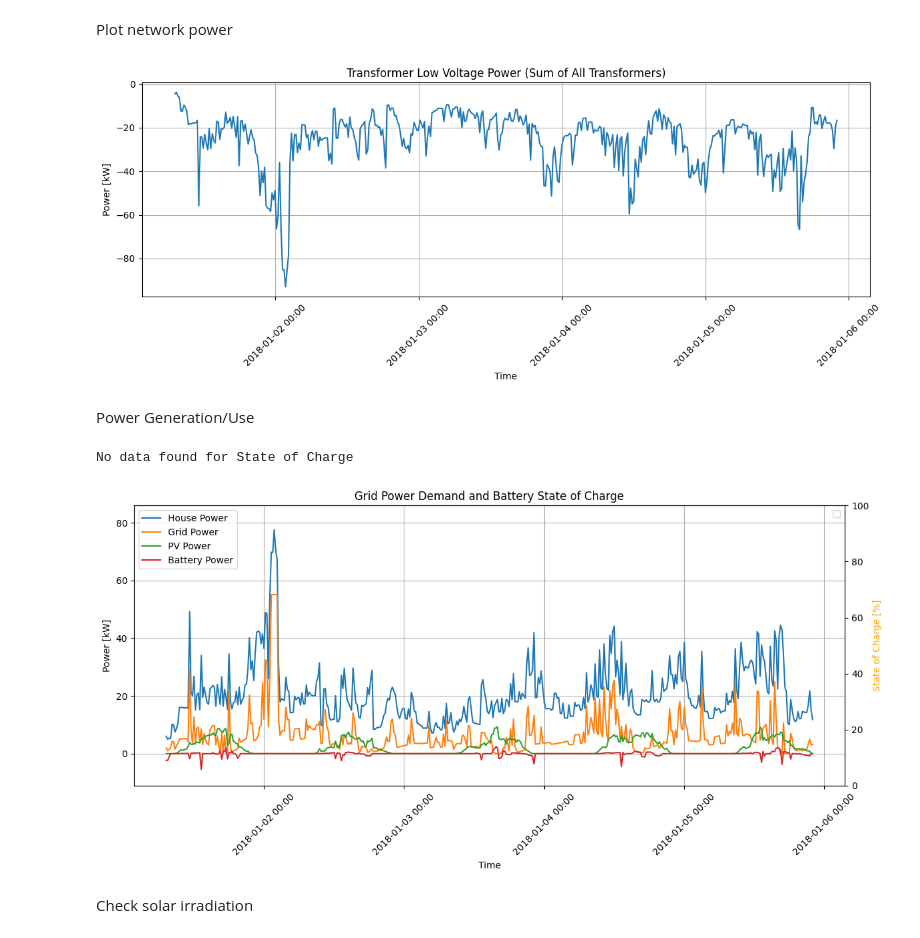
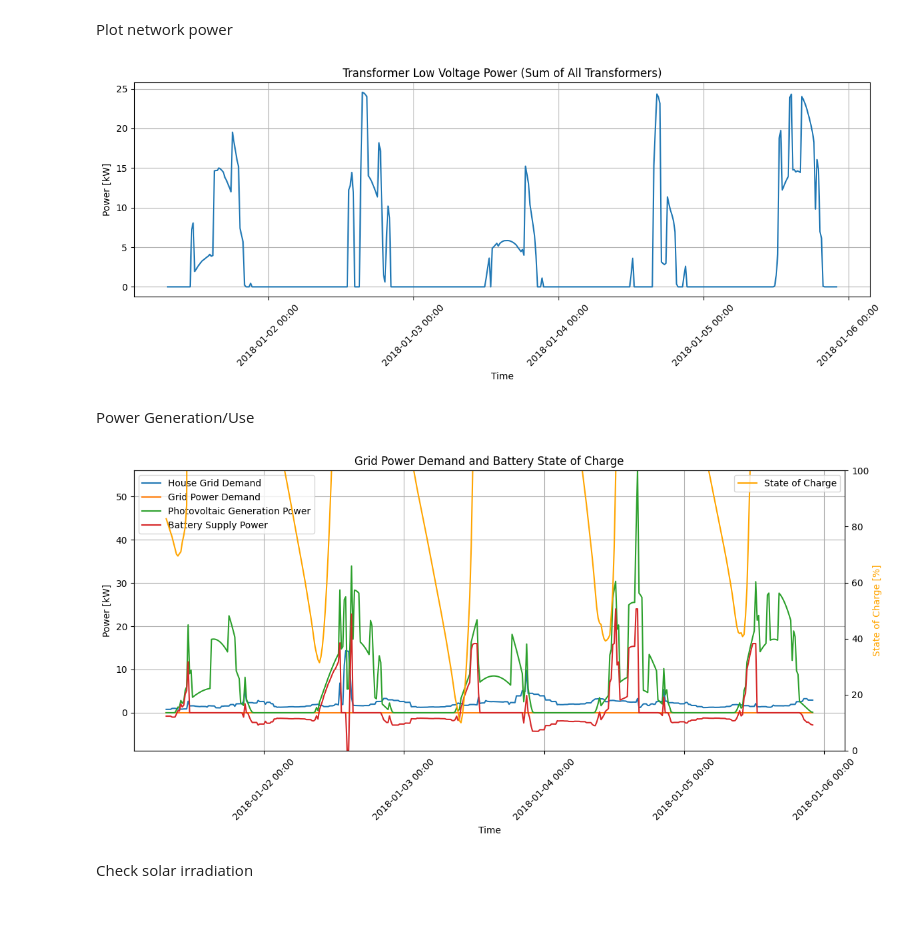
Before and after one commit to glmoritz/pandapower_tests, a Jupyter notebook: duilio_plots_postgres.ipynb, the cells around one changed output. Cells and saved outputs as stored; diff of their text form; code cells hidden in the pictures.

```diff
--- a/duilio_plots_postgres.ipynb
+++ b/duilio_plots_postgres.ipynb
@@ -20,7 +21,7 @@ db_url = f"postgresql://{os.getenv('POSTGRES_DB_USER', 'root')}:{os.getenv('POST
 engine = create_engine(db_url)
 conn = engine.connect()
 # %%
-test_name = 'debug_random'
+test_name = 'debug_single'
 
 # Get the last simulation_output_id for the current test_name
 simulation_output_id, simulation_parameters = get_last_simulation_output_id(test_name, conn)
@@ -36,6 +37,7 @@ if simulation_output_id:
         "port": int(os.getenv("POSTGRES_DB_PORT", "5433"))
     }
     pandapower_grid_id, net, graph = load_network_from_database(conn_parameters, simulation_parameters['network_id'])
+    apply_profile_to_graph(engine, pandapower_grid_id, simulation_parameters['power_profile_id'], graph)
 else:
     print(f"No simulation found for test_name '{test_name}'")
 # %% [output]
@@ -213,7 +215,7 @@ else:
     plt.tight_layout()
     plt.show()
 # %% [output]
-[figure, old version]
+[figure, new version]
 # %% [markdown]
 Power Generation/Use
 # %%
@@ -230,11 +232,14 @@ for idx, trafo in net.trafo.iterrows():
 # Remove duplicates
 lv_buses = list(set(lv_buses))
 
+#get_timeseries_data(conn, simulation_id, element_type=None, element_idxs=None, output_name=None):
+
+
 energy_outputs = [
-    ('Power[kW]', 'House Power', 1),
-    ('P_%_load[MW]', 'Grid Power', 1000),
-    ('PVPowerGeneration[MW]', 'PV Power', 1000),
-    ('BatteryPower[MW]', 'Battery Power', 1000),
+    ('House Grid Demand','postgresreader', None, 'Power[kW]', 1),
+    ('Grid Power Demand','householdproducer', None, 'P_%_load[MW]', 1000),
+    ('Photovoltaic Generation Power','householdproducer', None, 'PVPowerGeneration[MW]', 1000),
+    ('Battery Supply Power','householdproducer', None, 'BatteryPower[MW]', 1000),
 ]
 # Create a second y-axis for SOC
 fig, ax1 = plt.subplots(figsize=(12, 6))
@@ -242,25 +247,21 @@ ax2 = ax1.twinx()
 
 
 # Plot power data on the left y-axis
-for output_name, label, multiplier in energy_outputs:
-    # print(explain_get_timeseries_data(
-    #     conn,
-    #     simulation_output_id,
-    #     output_name=output_name,
-    #     element_idxs=lv_buses
-    # ))
+for label, element_type, element_idxs, output_name, multiplier in energy_outputs:
 
     df_energy = get_timeseries_data(
         conn,
         simulation_output_id,
         output_name=output_name,
-        element_idxs=lv_buses
+        element_type=element_type,
+        element_idxs=element_idxs
     )
     if not df_energy.empty:
         df_energy['bucket'] = pd.to_datetime(df_energy['bucket'])
         ax1.plot(df_energy['bucket'], df_energy['total_quantity'] * multiplier, label=label)
-        # Append to CSV DataFrame
+        # Append to CSV DataFrame (apply multiplier)
         csv_df_temp = df_energy.copy()
+        csv_df_temp['total_quantity'] = csv_df_temp['total_quantity'] * multiplier
         csv_df_temp.rename(columns={'total_quantity': label.replace(" ", "_")}, inplace=True)
         if csv_df.empty:
             csv_df = csv_df_temp
@@ -276,20 +277,13 @@ for bus in lv_buses:
         total_capacity += graph.nodes[bus]['household_params'].get('StorageCapacity_MWh', 0)
 
 
-# print(explain_get_timeseries_data(
-#                             conn,
-#                             simulation_output_id,
-#                             output_name='SOC[MWh]',
-#                             element_idxs=lv_buses
-#                             )
-#      )
-
 # Plot SOC on the right y-axis
 df_soc = get_timeseries_data(
     conn,
     simulation_output_id,
     output_name='SOC[MWh]',
-    element_idxs=lv_buses
+    element_type='householdproducer',
+    element_idxs=None
 )
 if not df_soc.empty and total_capacity > 0:
     df_soc['bucket'] = pd.to_datetime(df_soc['bucket'])
@@ -317,10 +311,10 @@ soc_range = soc_max - soc_min
 padding = soc_range * 0.1 if soc_range > 0 else 5
 # Calculate power range for aligning zeros
 power_values = []
-for output_name, label, multiplier in energy_outputs:
-    df_energy = get_timeseries_data(conn, simulation_output_id, output_name=output_name)
-    if not df_energy.empty:
-        power_values.extend((df_energy['total_quantity'] * multiplier).tolist())
+if not csv_df.empty:
+    power_cols = [col for col in csv_df.columns if col not in ['bucket', 'State_of_Charge_%']]
+    if power_cols:
+        power_values = pd.concat([csv_df[col] for col in power_cols], axis=0).dropna().tolist()
 
 if power_values:
     min_power = min(power_values)
@@ -330,35 +324,34 @@ if power_values:
         ylim_min2 = 0 - rel_zero * 100
         ylim_max2 = 100 - rel_zero * 100
         ax1.set_ylim(min_power, max_power)
         ax2.set_ylim(ylim_min2, ylim_max2)
     else:
         ax1.set_ylim(min_power*1.05, max_power*1.05)
         ax2.set_ylim(0, 100)
 else:
     ax1.set_ylim(0, 100)
     ax2.set_ylim(0, 100)
 # Set both axes to start from zero
 #ax1.set_ylim(0, None)  # Power axis starts from zero
 ax2.set_ylim(0, 100)   # SOC axis from 0 to 100%
 # Format x-axis
 ax1.xaxis.set_major_formatter(matplotlib.dates.DateFormatter('%Y-%m-%d %H:%M'))
 plt.setp(ax1.xaxis.get_majorticklabels(), rotation=45)
 
 # Add legends
 ax1.legend(loc='upper left')
 ax2.legend(loc='upper right')
 
 
 ax1.grid(True)
 plt.title('Grid Power Demand and Battery State of Charge')
 plt.tight_layout()
 plt.show()
 
 if not csv_df.empty:
     csv_df.to_csv('power_and_soc_results.csv', index=False)
 # %% [output]
-No data found for State of Charge
-[figure, old version]
+[figure, new version]
 # %% [markdown]
 Check solar irradiation
 # %%
```
Also changed, not shown: parts of 13 cells of this notebook, 6 other files.
